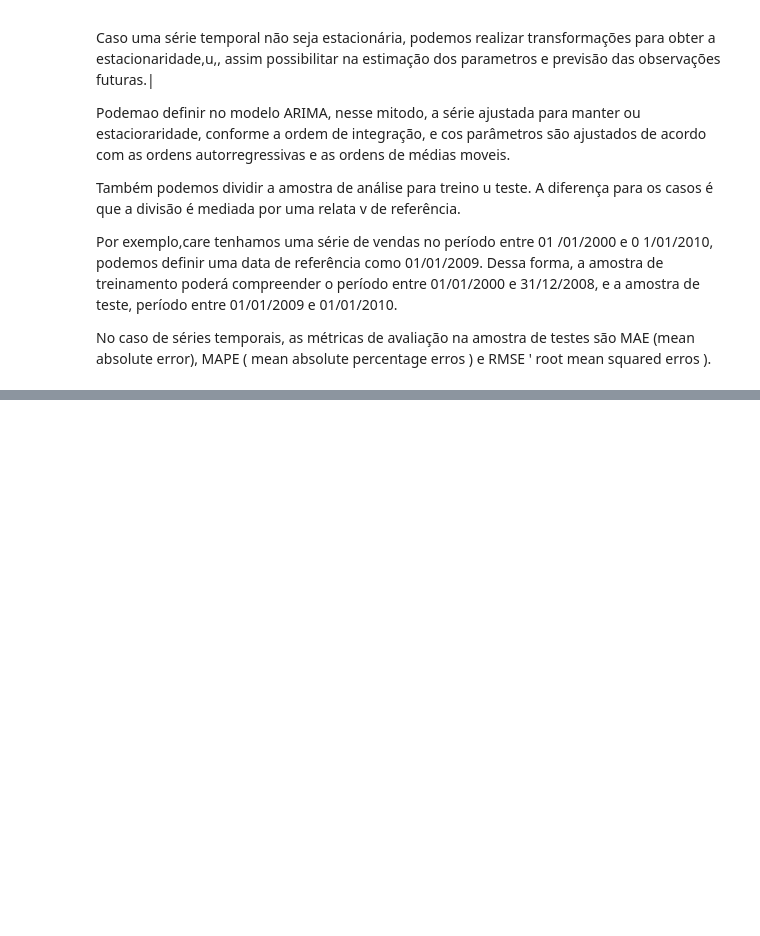
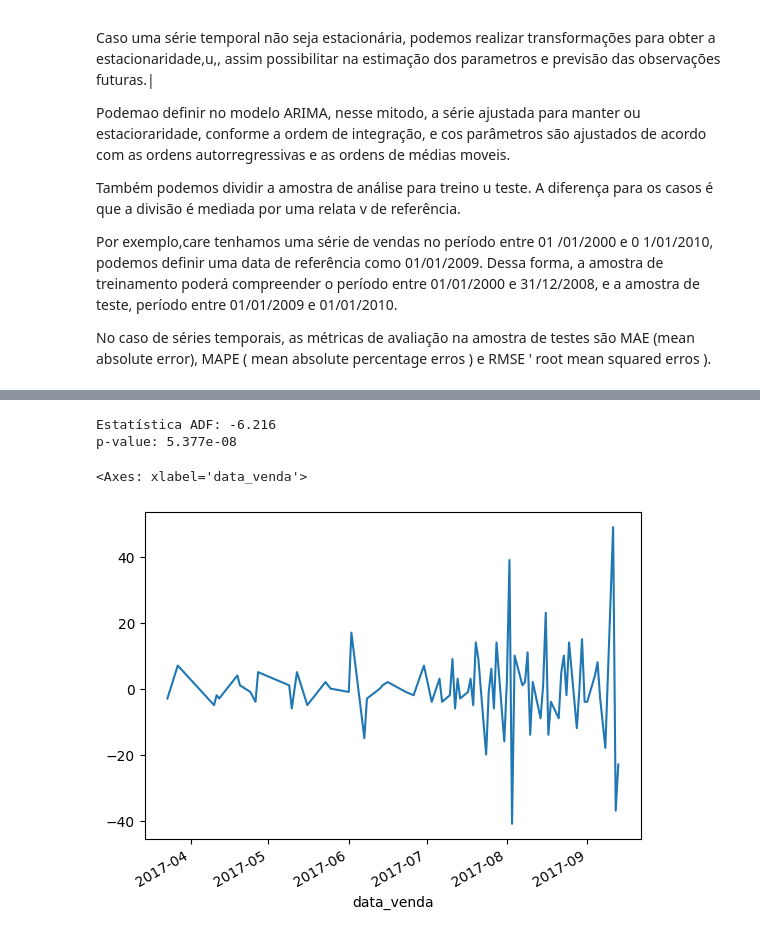
Before and after one commit to CarolineAndradeR/Data-Science, a Jupyter notebook: Séries_Temporais.ipynb, the cells around one changed output, grey strips where cells are left out. Cells and saved outputs as stored; diff of their text form; code cells hidden in the pictures; blank space fills up the shorter version.

```diff
--- a/Séries_Temporais.ipynb
+++ b/Séries_Temporais.ipynb
@@ -52,0 +150,15 @@ No caso de séries temporais, as métricas de avaliação na  amostra de testes
+# %%
+# Tecnica das primeiras diferencas
+teste_adf = adfuller(dados_analises['qtd_inscricoes'].diff().dropna())
+# valor da estatistica
+
+print('Estatística ADF: {:.4}'.format(teste_adf[0]))
+# p value
+print('p-value: {:.4}'.format(teste_adf[1]))
+# grafico
+dados_analises.diff().plot(legend = None)
+# %% [output]
+Estatística ADF: -6.216
+p-value: 5.377e-08
+<Axes: xlabel='data_venda'>
+[figure, added]
```
Also changed, not shown: parts of 13 cells of this notebook.
